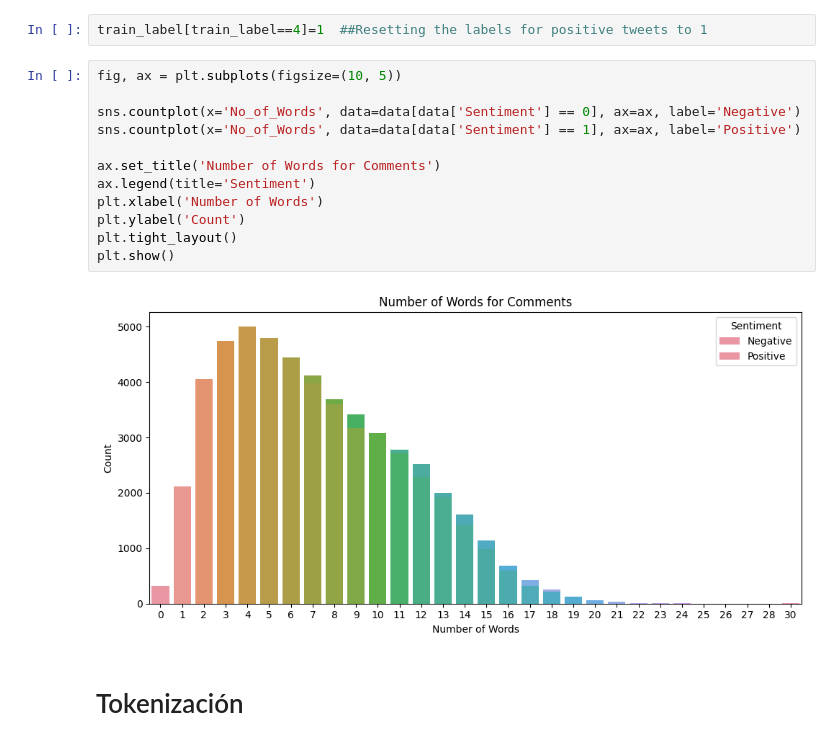
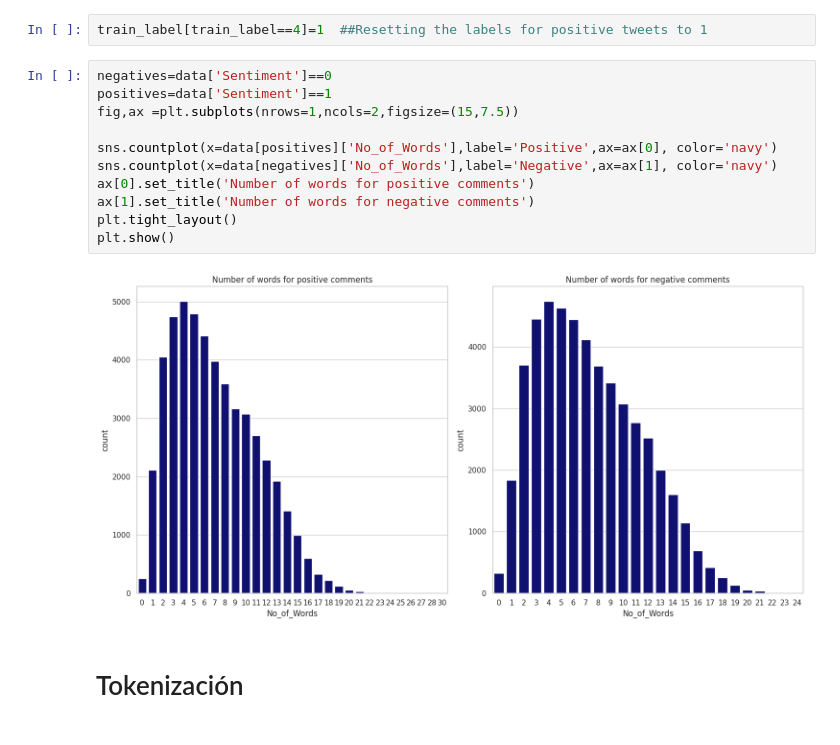
Before and after one commit to LCaravaggio/NLP, a Jupyter notebook: 03_redes/FeedForwardNN_para_Clasificación.ipynb, the cells around one changed output. Cells and saved outputs as stored; diff of their text form.

```diff
--- a/03_redes/FeedForwardNN_para_Clasificación.ipynb
+++ b/03_redes/FeedForwardNN_para_Clasificación.ipynb
@@ -120,19 +120,18 @@ data['No_of_Words']=[len(text.split()) for text in data['Text_clean']]
 # %%
 train_label[train_label==4]=1  ##Resetting the labels for positive tweets to 1
 # %%
-fig, ax = plt.subplots(figsize=(10, 5))
+negatives=data['Sentiment']==0
+positives=data['Sentiment']==1
+fig,ax =plt.subplots(nrows=1,ncols=2,figsize=(15,7.5))
 
-sns.countplot(x='No_of_Words', data=data[data['Sentiment'] == 0], ax=ax, label='Negative')
-sns.countplot(x='No_of_Words', data=data[data['Sentiment'] == 1], ax=ax, label='Positive')
-
-ax.set_title('Number of Words for Comments')
-ax.legend(title='Sentiment')
-plt.xlabel('Number of Words')
-plt.ylabel('Count')
+sns.countplot(x=data[positives]['No_of_Words'],label='Positive',ax=ax[0], color='navy')
+sns.countplot(x=data[negatives]['No_of_Words'],label='Negative',ax=ax[1], color='navy')
+ax[0].set_title('Number of words for positive comments')
+ax[1].set_title('Number of words for negative comments')
 plt.tight_layout()
 plt.show()
 # %% [output]
-[figure, old version]
+[figure, new version]
 # %% [markdown]
 # Tokenización
 # %%
```
